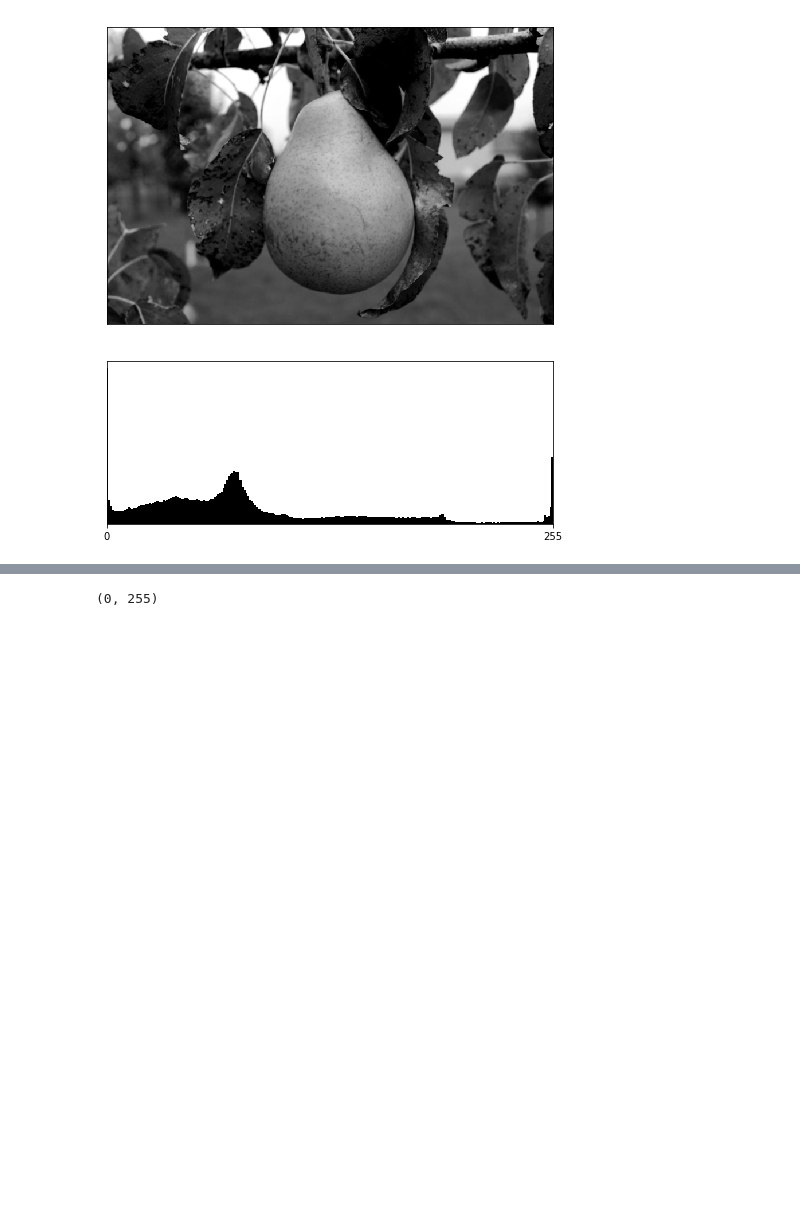
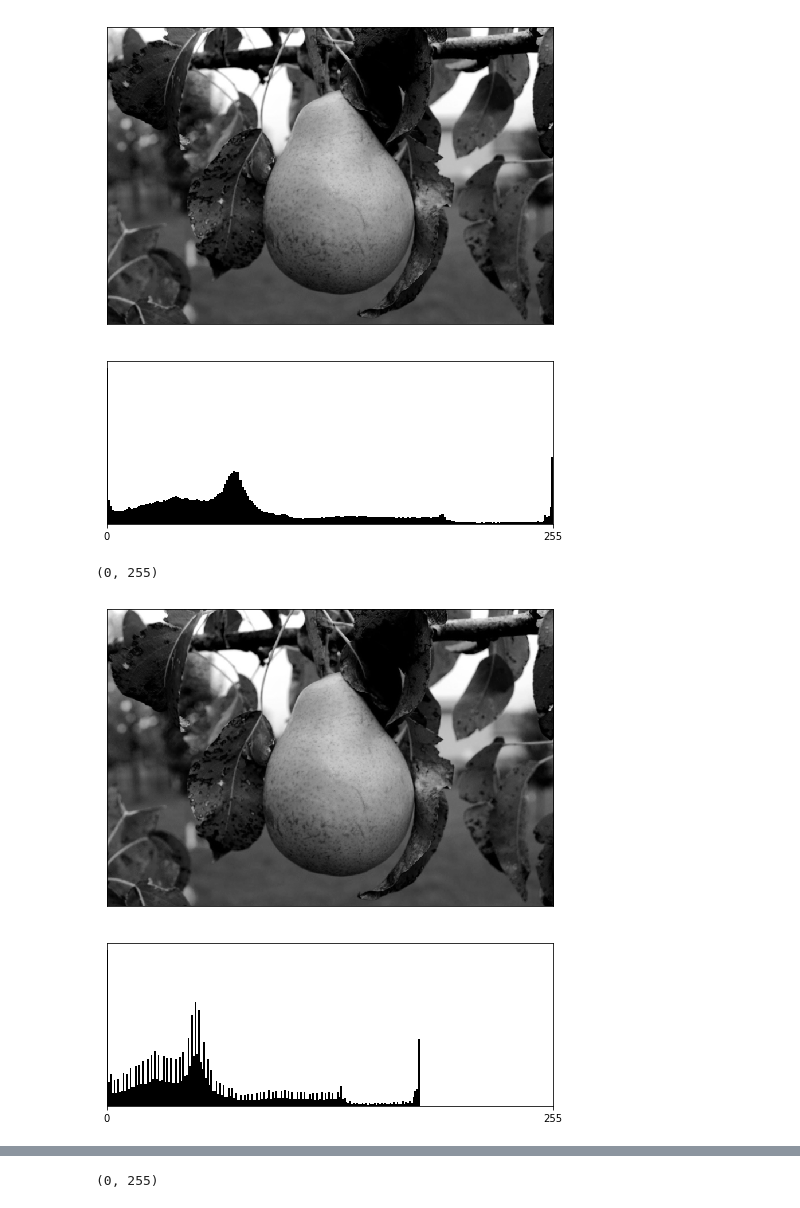
Before and after one commit to vcg-uvic/csc205, a Jupyter notebook: notebooks/examples-point-operations.ipynb, the cells around one changed output, grey strips where cells are left out. Cells and saved outputs as stored; diff of their text form; code cells hidden in the pictures; blank space fills up the shorter version.

```diff
--- a/notebooks/lecture-14-point-operations.ipynb
+++ b/notebooks/examples-point-operations.ipynb
@@ -33,4 +33,19 @@ plt.xlim(0, 255)
 (0, 255)
 [figure]
 [figure]
+# %%
+img_disp = np.maximum(0, np.minimum(255, img_gray.astype(int) * 0.7))
+plt.figure(figsize=(8, 8))
+plt.imshow(img_disp, cmap="gray")
+plt.yticks([])
+plt.xticks([])
+plt.figure(figsize=(8, 3))
+_, _, _ = plt.hist(img_disp.flatten(), bins=np.linspace(0, 255, 255), color="black")
+plt.yticks([])
+plt.xticks([0, 255])
+plt.xlim(0, 255)
+# %% [output]
+(0, 255)
+[figure, added]
+[figure, added]
 # %%
```
Also changed, not shown: parts of 3 cells of this notebook, 1 other file.
